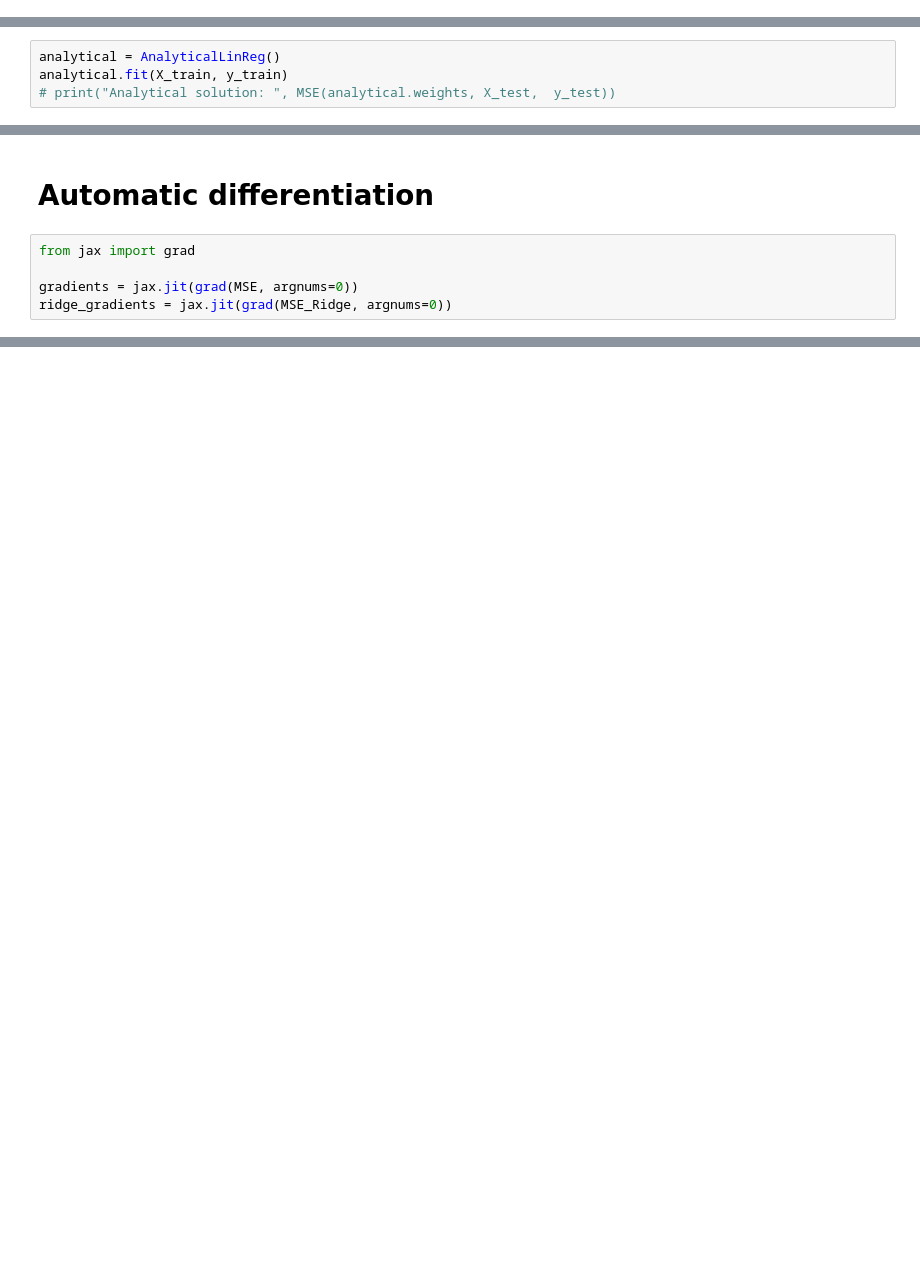
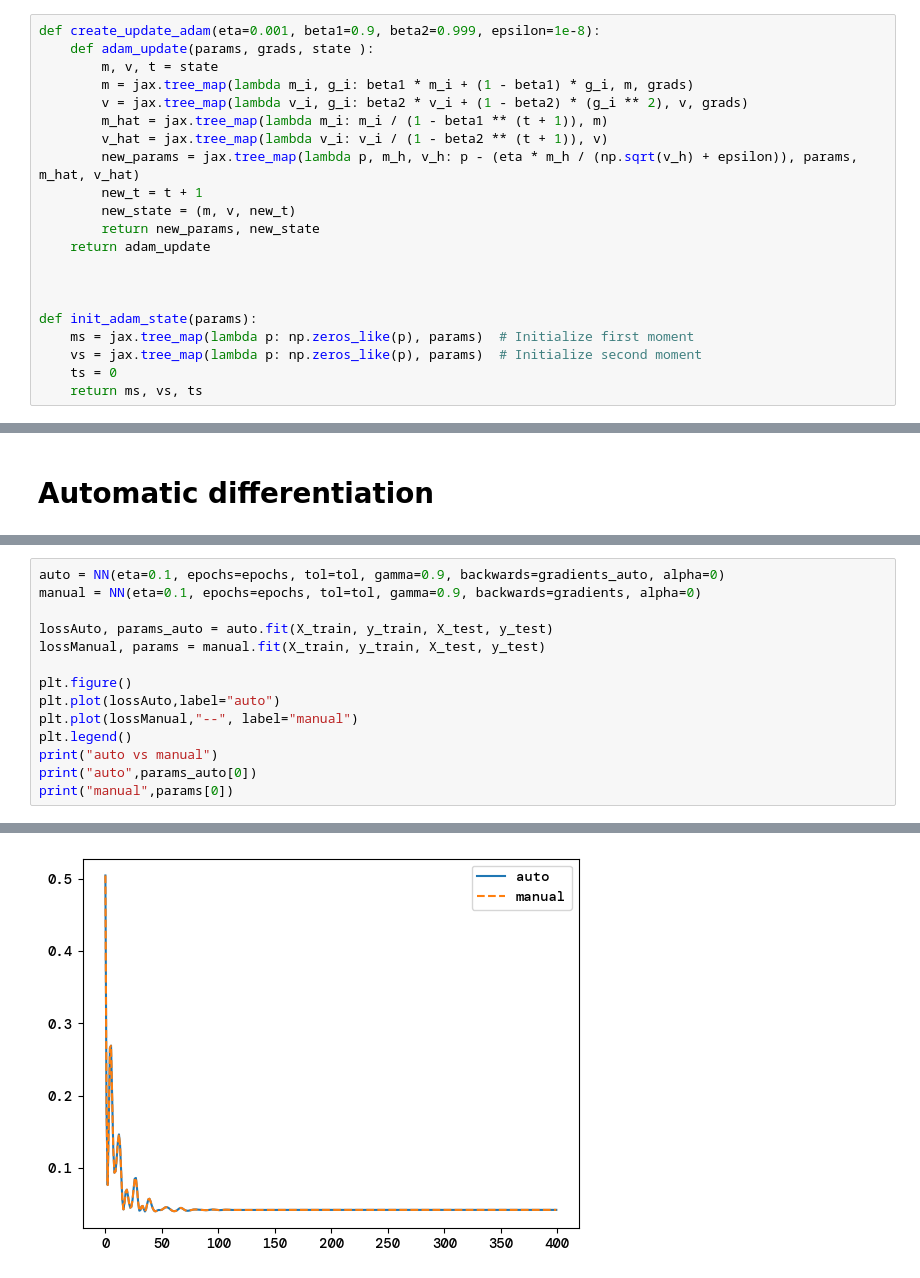
Before and after one commit to bragewiseth/MachineLearningProjects, a Jupyter notebook: weekley_exsercises/week42/solutionweek41-42.ipynb, the cells around one changed output, grey strips where cells are left out. Drawn from its saved outputs; the diff is of its cells as text; blank space fills up the shorter version.

```diff
--- a/weekley_exsercises/week42/solutionweek41-42.ipynb
+++ b/weekley_exsercises/week42/solutionweek41-42.ipynb
@@ -255 +182,22 @@ def create_update_adam(eta=0.001, beta1=0.9, beta2=0.999, epsilon=1e-8):
+# %%
+def create_update_adam(eta=0.001, beta1=0.9, beta2=0.999, epsilon=1e-8):
+    def adam_update(params, grads, state ):
+        m, v, t = state
+        m = jax.tree_map(lambda m_i, g_i: beta1 * m_i + (1 - beta1) * g_i, m, grads)
+        v = jax.tree_map(lambda v_i, g_i: beta2 * v_i + (1 - beta2) * (g_i ** 2), v, grads)
+        m_hat = jax.tree_map(lambda m_i: m_i / (1 - beta1 ** (t + 1)), m)
+        v_hat = jax.tree_map(lambda v_i: v_i / (1 - beta2 ** (t + 1)), v)
+        new_params = jax.tree_map(lambda p, m_h, v_h: p - (eta * m_h / (np.sqrt(v_h) + epsilon)), params, m_hat, v_hat)
+        new_t = t + 1
+        new_state = (m, v, new_t)
+        return new_params, new_state
+    return adam_update
+
+
+
+def init_adam_state(params):
+    ms = jax.tree_map(lambda p: np.zeros_like(p), params)  # Initialize first moment
+    vs = jax.tree_map(lambda p: np.zeros_like(p), params)  # Initialize second moment
+    ts = 0
+    return ms, vs, ts
 # %%
@@ -430,7 +333,3 @@ def runSTG(batch_size=5):
-# %%
-analytical = AnalyticalLinReg()
-analytical.fit(X_train, y_train)
-# print("Analytical solution: ", MSE(analytical.weights, X_test,  y_test))
 # %%
 scoresSgd, scoresRidge = runGD()
 # %% [output]
@@ -496,7 +397,2 @@ best gamma for each cell
 # %% [markdown]
 # Automatic differentiation
-# %%
-from jax import grad
-
-gradients = jax.jit(grad(MSE, argnums=0))
-ridge_gradients = jax.jit(grad(MSE_Ridge, argnums=0))
@@ -547,0 +399,15 @@ NameError: name 'scoresSgdJax' is not defined
+# %%
+auto = NN(eta=0.1, epochs=epochs, tol=tol, gamma=0.9, backwards=gradients_auto, alpha=0)
+manual = NN(eta=0.1, epochs=epochs, tol=tol, gamma=0.9, backwards=gradients, alpha=0)
+
+lossAuto, params_auto = auto.fit(X_train, y_train, X_test, y_test)
+lossManual, params = manual.fit(X_train, y_train, X_test, y_test)
+
+plt.figure()
+plt.plot(lossAuto,label="auto")
+plt.plot(lossManual,"--", label="manual")
+plt.legend()
+print("auto vs manual")
+print("auto",params_auto[0])
+print("manual",params[0])
+# %% [output]
@@ -547,0 +421 @@ NameError: name 'scoresSgdJax' is not defined
+[figure, added]
```
Also changed, not shown: parts of 29 cells of this notebook, 39 other files.
